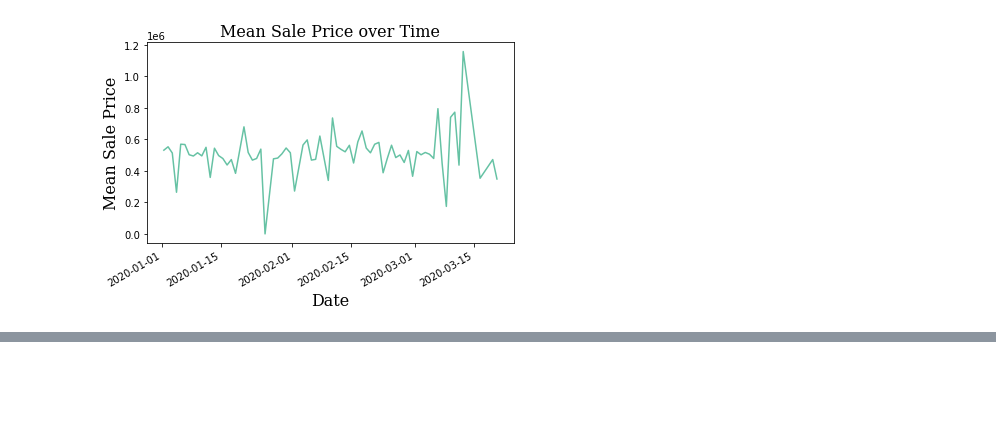
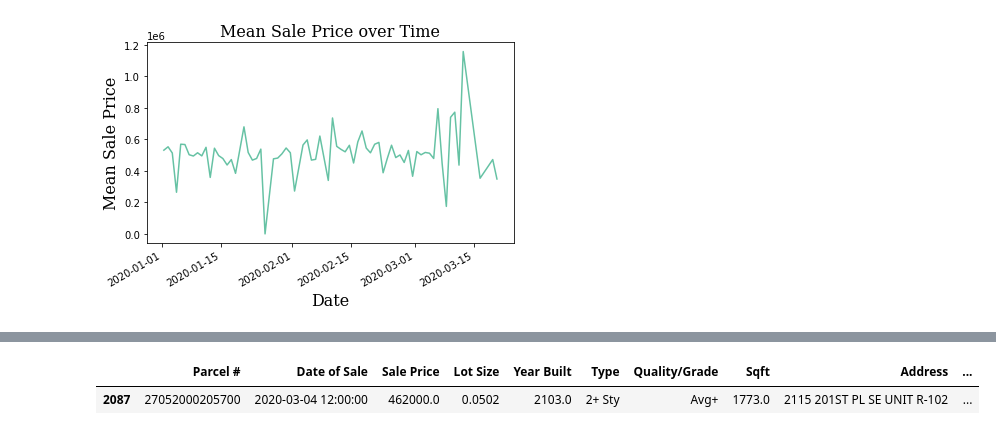
Before and after one commit to vmccready/home-saleprice-eda, a Jupyter notebook: sales_eda.ipynb, the cells around one changed output, grey strips where cells are left out. Cells and saved outputs as stored; diff of their text form; code cells hidden in the pictures; blank space fills up the shorter version.

```diff
--- a/sales_eda.ipynb
+++ b/sales_eda.ipynb
@@ -291,0 +333,5 @@ pd.plotting.scatter_matrix(
+# %%
+home_sales.iloc[home_sales[home_sales['Year Built'] > 2021].index]
+# %% [output]
+|  | Parcel # | Date of Sale | Sale Price | Lot Size | Year Built | Type | Quality/Grade | Sqft | Address | ... |
+| 2087 | 27052000205700 | 2020-03-04 12:00:00 | 462000.0 | 0.0502 | 2103.0 | 2+ Sty | Avg+ | 1773.0 | 2115 201ST PL SE UNIT R-102 | ... |
```
Also changed, not shown: parts of 11 cells of this notebook, 1 other file.
